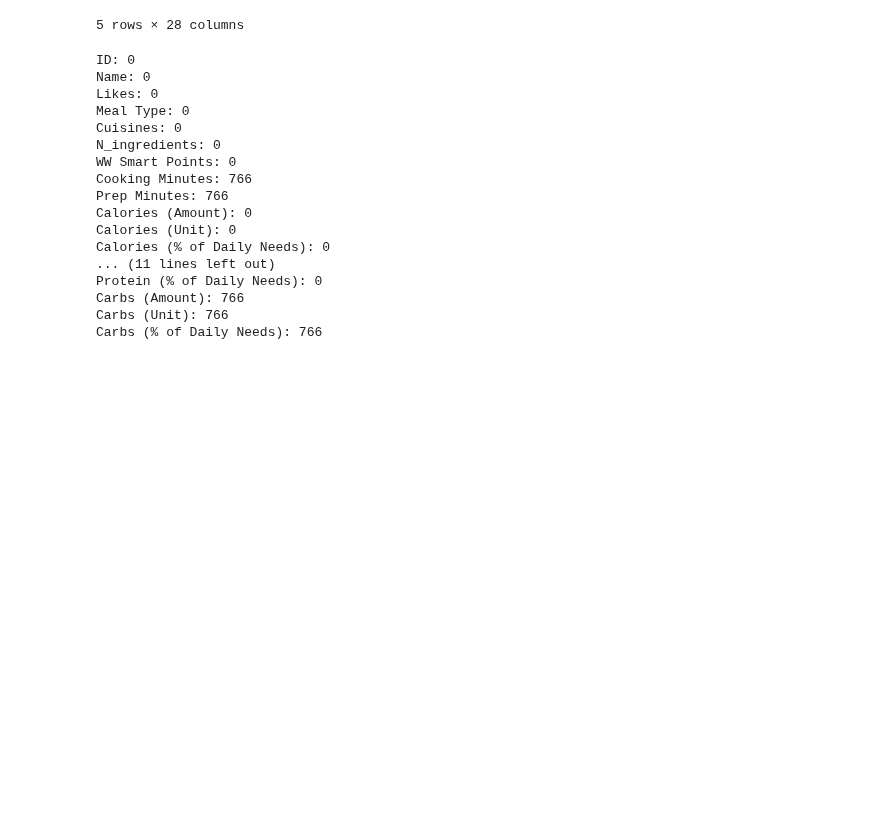
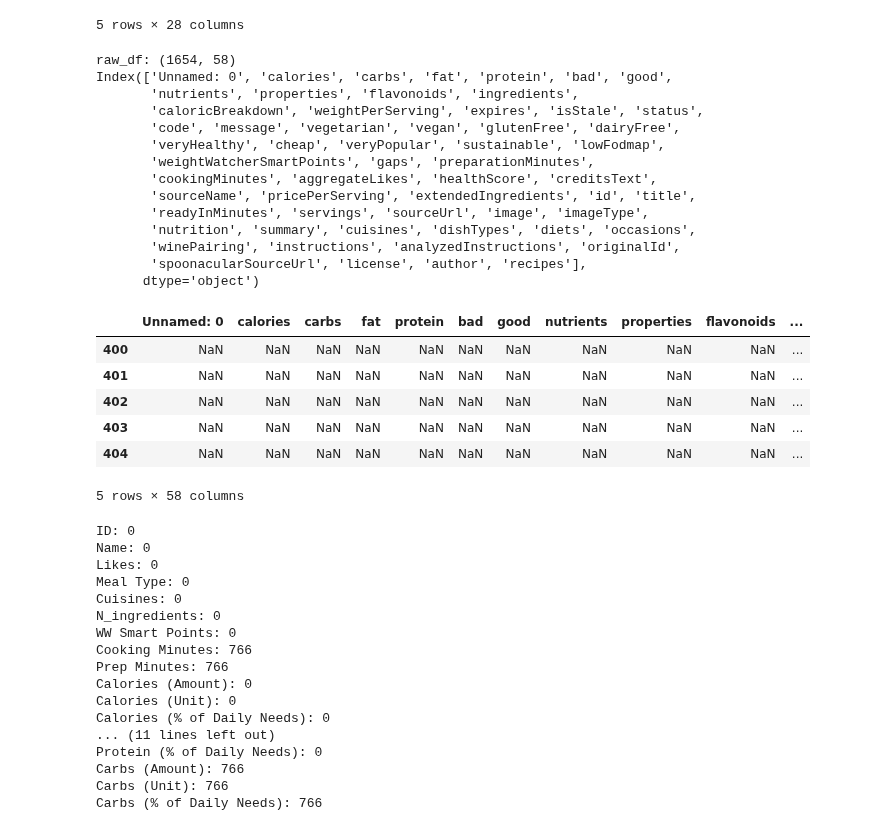
Before and after one commit to alyssahondrade/Project1, a Jupyter notebook: recipes_exploration.ipynb, the cells around one changed output. Saved outputs shown, nothing was run; the diff lists cells and outputs as text; code cells hidden in the pictures; blank space fills up the shorter version.

Commit message:
created dataframe from raw and simplified data

```diff
--- a/recipes_exploration.ipynb
+++ b/recipes_exploration.ipynb
@@ -1730,6 +1731,47 @@ Index(['ID', 'Name', 'Likes', 'Meal Type', 'Cuisines', 'N_ingredients',
 | 3 | 632075 | All Day Simple Slow-Cooker FALL O... | 61 | ['antipasti', 'starter', 'snack',... | [] | 4 | 29.0 | 614.38 | ... |
 | 4 | 715562 | Loaded Baked Potato Soup | 5743 | ['lunch', 'soup', 'main course', ... | [] | 9 | 24.0 | 623.73 | ... |
 5 rows × 28 columns
+# %%
+# Read each raw data file and create a DataFrame
+df_list = []
+for file in raw_files:
+    one_df = pd.read_csv(file)
+    df_list.append(one_df)
+raw_df = pd.concat(df_list, ignore_index=True)
+
+# Reduce DataFrame to unique IDs
+unique_IDs = raw_df['id'].unique()
+raw_df = raw_df.loc[raw_df['id'].isin(unique_IDs)]
+
+# Drop rows with missing IDs
+raw_df = raw_df.loc[~raw_df['id'].isna()]
+
+# # Display the DataFrame, columns, and shape
+print(f'raw_df: {raw_df.shape}')
+print(raw_df.columns)
+raw_df.head()
+# %% [output]
+raw_df: (1654, 58)
+Index(['Unnamed: 0', 'calories', 'carbs', 'fat', 'protein', 'bad', 'good',
+       'nutrients', 'properties', 'flavonoids', 'ingredients',
+       'caloricBreakdown', 'weightPerServing', 'expires', 'isStale', 'status',
+       'code', 'message', 'vegetarian', 'vegan', 'glutenFree', 'dairyFree',
+       'veryHealthy', 'cheap', 'veryPopular', 'sustainable', 'lowFodmap',
+       'weightWatcherSmartPoints', 'gaps', 'preparationMinutes',
+       'cookingMinutes', 'aggregateLikes', 'healthScore', 'creditsText',
+       'sourceName', 'pricePerServing', 'extendedIngredients', 'id', 'title',
+       'readyInMinutes', 'servings', 'sourceUrl', 'image', 'imageType',
+       'nutrition', 'summary', 'cuisines', 'dishTypes', 'diets', 'occasions',
+       'winePairing', 'instructions', 'analyzedInstructions', 'originalId',
+       'spoonacularSourceUrl', 'license', 'author', 'recipes'],
+      dtype='object')
+|  | Unnamed: 0 | calories | carbs | fat | protein | bad | good | nutrients | properties | flavonoids | ... |
+| 400 | NaN | NaN | NaN | NaN | NaN | NaN | NaN | NaN | NaN | NaN | ... |
+| 401 | NaN | NaN | NaN | NaN | NaN | NaN | NaN | NaN | NaN | NaN | ... |
+| 402 | NaN | NaN | NaN | NaN | NaN | NaN | NaN | NaN | NaN | NaN | ... |
+| 403 | NaN | NaN | NaN | NaN | NaN | NaN | NaN | NaN | NaN | NaN | ... |
+| 404 | NaN | NaN | NaN | NaN | NaN | NaN | NaN | NaN | NaN | NaN | ... |
+5 rows × 58 columns
 # %%
 # Minimum columns required
 min_cols = ['ID', 'Name', 'Likes', 'Meal Type', 'Cuisines', 'N_ingredients',
```
Also changed, not shown: parts of 4 cells of this notebook, 1 other file.
